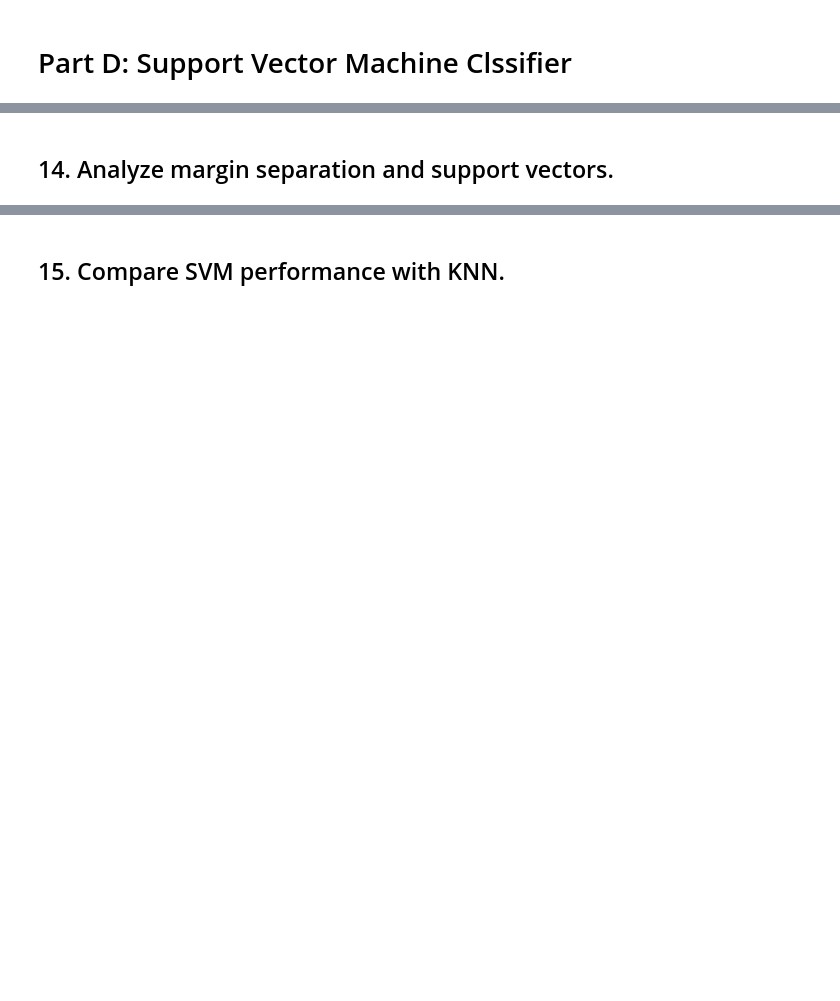
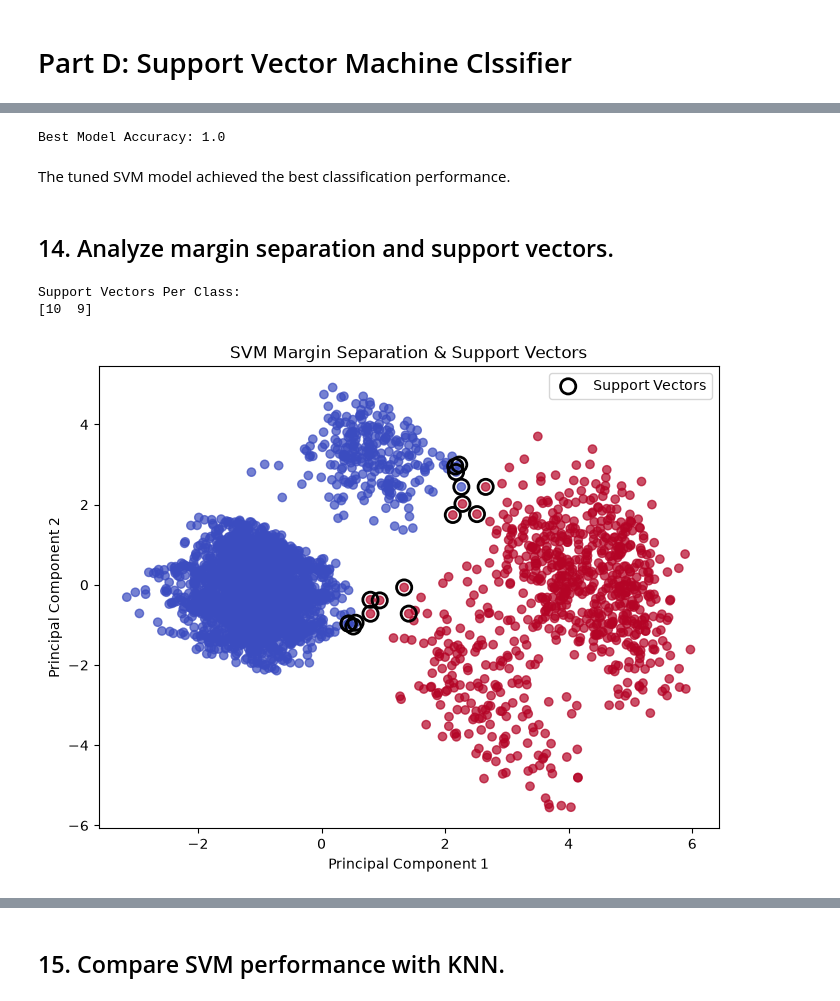
Before and after one commit to krisha12345819/Supervised-Learning---Message-Intelligence-System, a Jupyter notebook: Message_Intelligence_System.ipynb, the cells around one changed output, grey strips where cells are left out. Saved outputs shown, nothing was run; the diff lists cells and outputs as text; code cells hidden in the pictures; blank space fills up the shorter version.

```diff
--- a/Message_Intelligence_System.ipynb
+++ b/Message_Intelligence_System.ipynb
@@ -328,0 +465,15 @@ Different distance metrics may produce different classification results because
+# %%
+param_grid = {
+    "C": [0.1, 1, 10],
+    "kernel": ["linear", "rbf"],
+    "gamma": ["scale", "auto"]
+}
+
+grid = GridSearchCV(
+    SVC(),
+    param_grid,
+    cv=5,
+    scoring="accuracy"
+)
+
+grid.fit(X_train, y_train)
@@ -329,2 +492,67 @@ Different distance metrics may produce different classification results because
+# %%
+best_model = grid.best_estimator_
+
+best_prediction = best_model.predict(X_test)
+
+print(
+    "Best Model Accuracy:",
+    accuracy_score(y_test, best_prediction)
+)
+# %% [output]
+Best Model Accuracy: 1.0
+# %% [markdown]
+The tuned SVM model achieved the best classification performance.
 # %% [markdown]
 ## 14. Analyze margin separation and support vectors.
+# %%
+print("Support Vectors Per Class:")
+
+print(best_model.n_support_)
+# %% [output]
+Support Vectors Per Class:
+[10  9]
+# %%
+from sklearn.decomposition import PCA
+from sklearn.svm import SVC
+import matplotlib.pyplot as plt
+
+# Reduce features to 2 dimensions
+pca = PCA(n_components=2)
+
+X_train_pca = pca.fit_transform(X_train)
+X_test_pca = pca.transform(X_test)
+
+# Train Linear SVM
+svm_vis = SVC(kernel='linear')
+
+svm_vis.fit(X_train_pca, y_train)
+
+# Plot Data
+plt.figure(figsize=(8,6))
+
+plt.scatter(
+    X_train_pca[:,0],
+    X_train_pca[:,1],
+    c=y_train,
+    cmap='coolwarm',
+    alpha=0.7
+)
+
+# Highlight Support Vectors
+plt.scatter(
+    svm_vis.support_vectors_[:,0],
+    svm_vis.support_vectors_[:,1],
+    s=120,
+    facecolors='none',
+    edgecolors='black',
+    linewidth=2,
+    label='Support Vectors'
+)
+
+plt.xlabel("Principal Component 1")
+plt.ylabel("Principal Component 2")
+plt.title("SVM Margin Separation & Support Vectors")
+plt.legend()
+plt.show()
+# %% [output]
+[figure, added]
```
Also changed, not shown: parts of 42 cells of this notebook.
